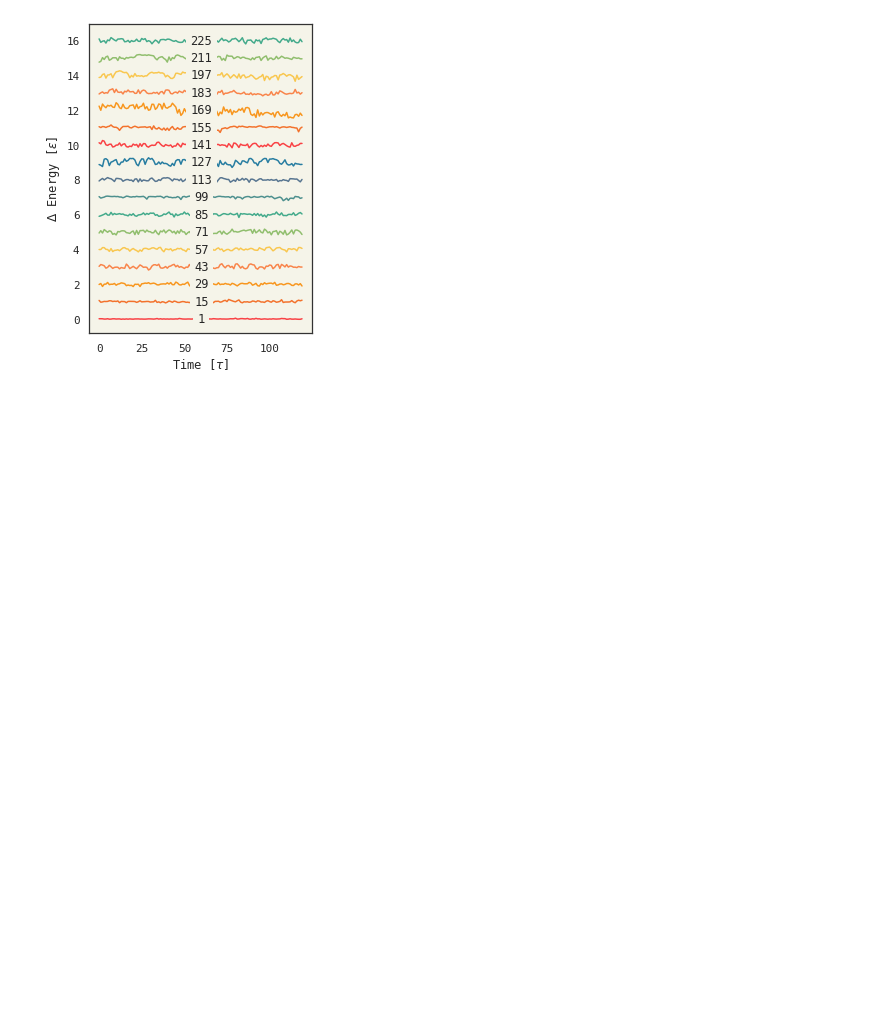
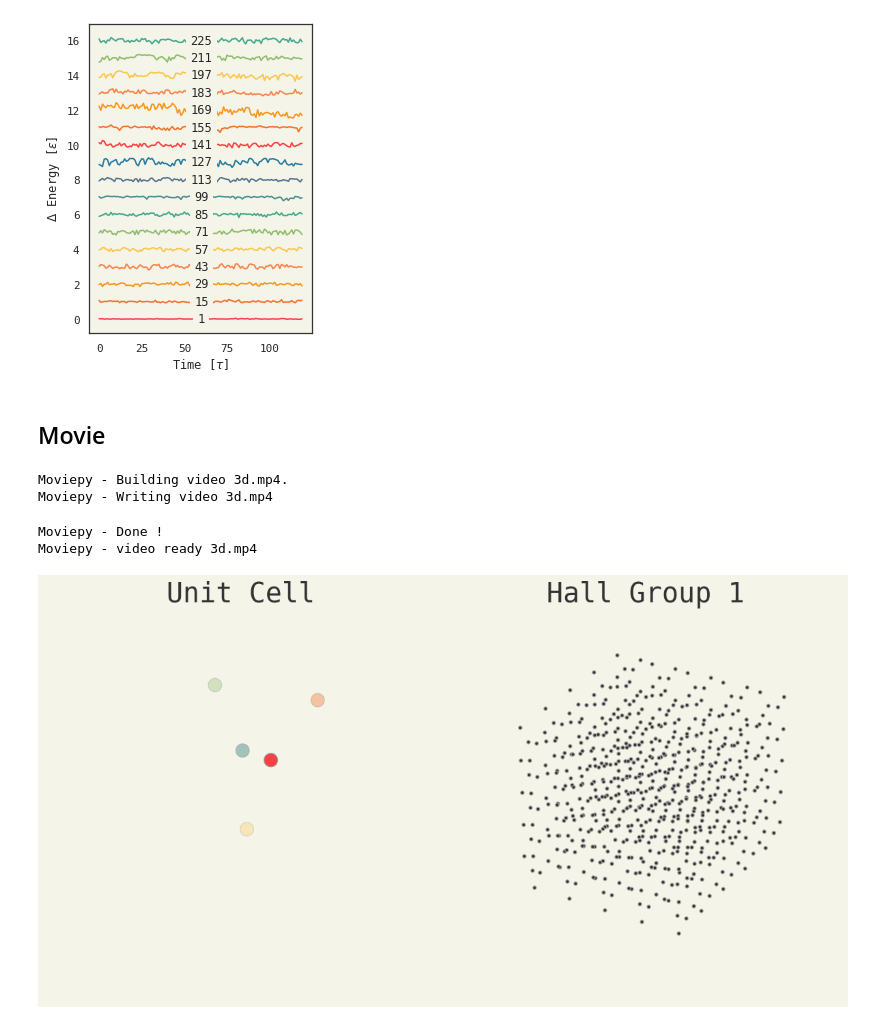
Before and after one commit to whitead/symd, a Jupyter notebook: notebooks/Energy_Figure.ipynb, the cells around one changed output. Saved outputs shown, nothing was run; the diff lists cells and outputs as text; code cells hidden in the pictures; blank space fills up the shorter version.

Commit message:
Added some movie making code

```diff
--- a/notebooks/Energy_Figure.ipynb
+++ b/notebooks/Energy_Figure.ipynb
@@ -105,3 +105,5 @@ ax.set_ylabel(r'$\Delta$ Energy [$\epsilon$]')
 plt.savefig('energy3d.svg')
 # %% [output]
 [figure]
+# %% [markdown]
+## Movie
@@ -107,0 +196,10 @@ plt.savefig('energy3d.svg')
+# %%
+md = run_nvesim(5, 0.3, 1, pos_frames=100, steps=500)
+c = plot_traj(md.positions, md.nparticles, md.cell_nparticles, title='Hall Group 1')
+write_video([c], '3d.mp4')
+# %% [output]
+Moviepy - Building video 3d.mp4.
+Moviepy - Writing video 3d.mp4
+Moviepy - Done !
+Moviepy - video ready 3d.mp4
+[figure, added]
```
Also changed, not shown: parts of 4 cells of this notebook.
